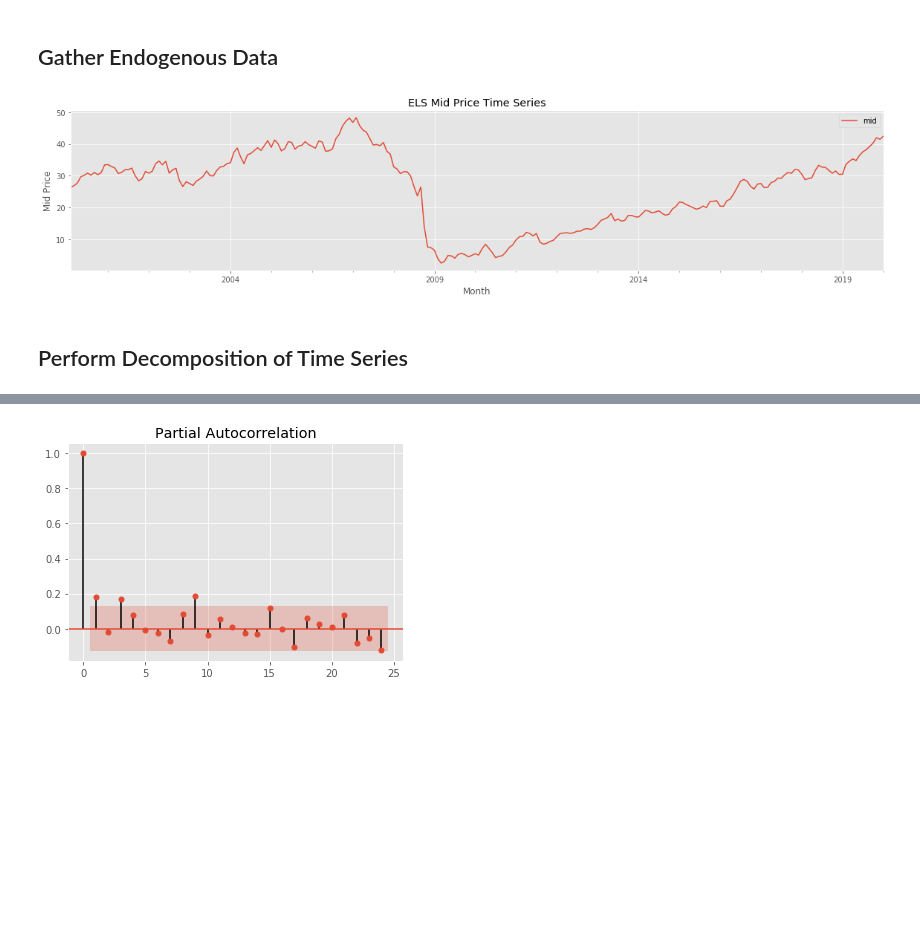
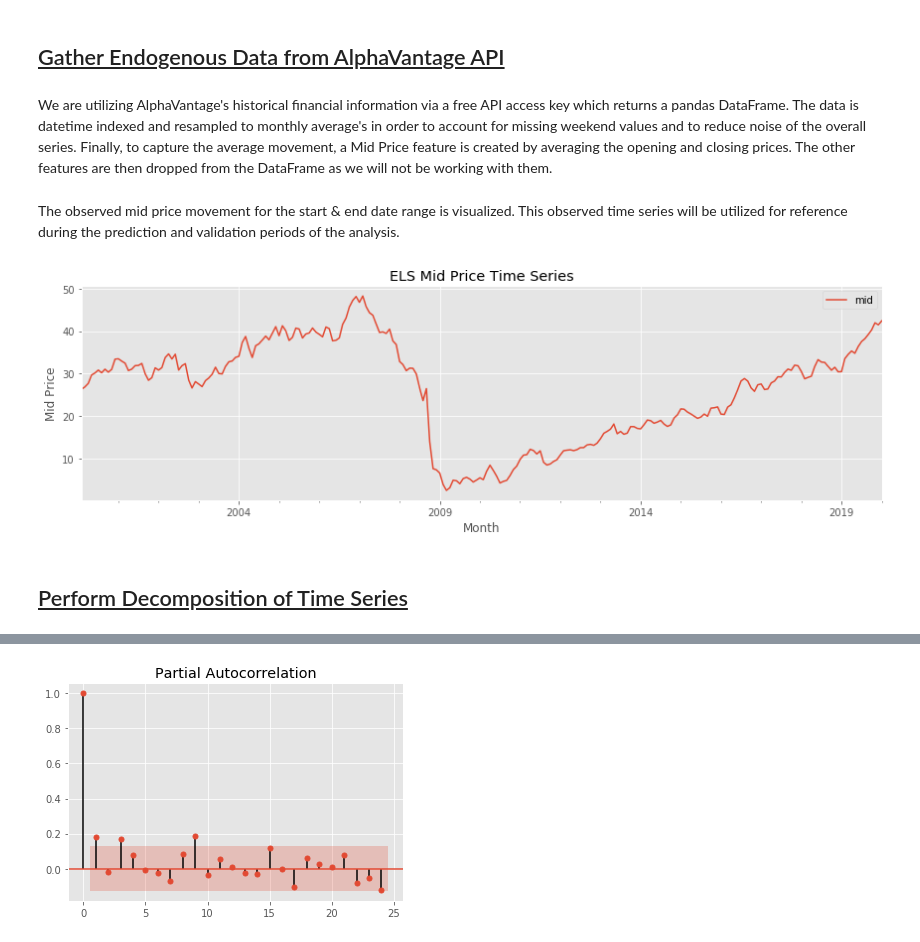
Before and after one commit to andrewcole33/reit_time_series_analysis, a Jupyter notebook: FR_TS.ipynb, the cells around one changed output, grey strips where cells are left out. Saved outputs shown, nothing was run; the diff lists cells and outputs as text; code cells hidden in the pictures; blank space fills up the shorter version.

```diff
--- a/FR_TS.ipynb
+++ b/FR_TS.ipynb
@@ -48,7 +47,9 @@ Using TensorFlow backend.
 start = datetime(2000,2,1)
 end = datetime(2020,1,31)
 # %% [markdown]
-## Gather Endogenous Data
+## <ins>Gather Endogenous Data from AlphaVantage API<ins/>
+# %% [markdown]
+We are utilizing AlphaVantage's historical financial information via a free API access key which returns a pandas DataFrame. The data is datetime indexed and resampled to monthly average's in order to account for missing weekend values and to reduce noise of the overall series. Finally, to capture the average movement, a Mid Price feature is created by averaging the opening and closing prices. The other features are then dropped from the DataFrame as we will not be working with them.
 # %%
 FR = web.DataReader('FR', 'av-daily', start = start, end = end, api_key = 'Y8YQFOIVHPA381U4')
 FR = FR.copy()
@@ -56,15 +57,17 @@ FR.index = pd.to_datetime(FR.index)
 FR = FR.resample('MS').mean()
 FR['mid'] = (FR['high']+FR['low'])/2
 FR.drop(labels = ['high', 'low', 'open', 'close', 'volume'], axis = 1, inplace = True)
+# %% [markdown]
+The observed mid price movement for the start & end date range is visualized. This observed time series will be utilized for reference during the prediction and validation periods of the analysis.
 # %%
 plt.style.use('ggplot')
-FR.plot(figsize = (16,4))
+FR.plot(figsize = (12,4))
 plt.xlabel('Month')
 plt.ylabel('Mid Price')
 plt.title('ELS Mid Price Time Series')
 plt.tight_layout()
 plt.show();
 # %% [output]
-[figure, old version]
+[figure, new version]
 # %% [markdown]
-## Perform Decomposition of Time Series
+## <ins>Perform Decomposition of Time Series<ins/>
```
Also changed, not shown: parts of 31 cells of this notebook, 8 other files.
